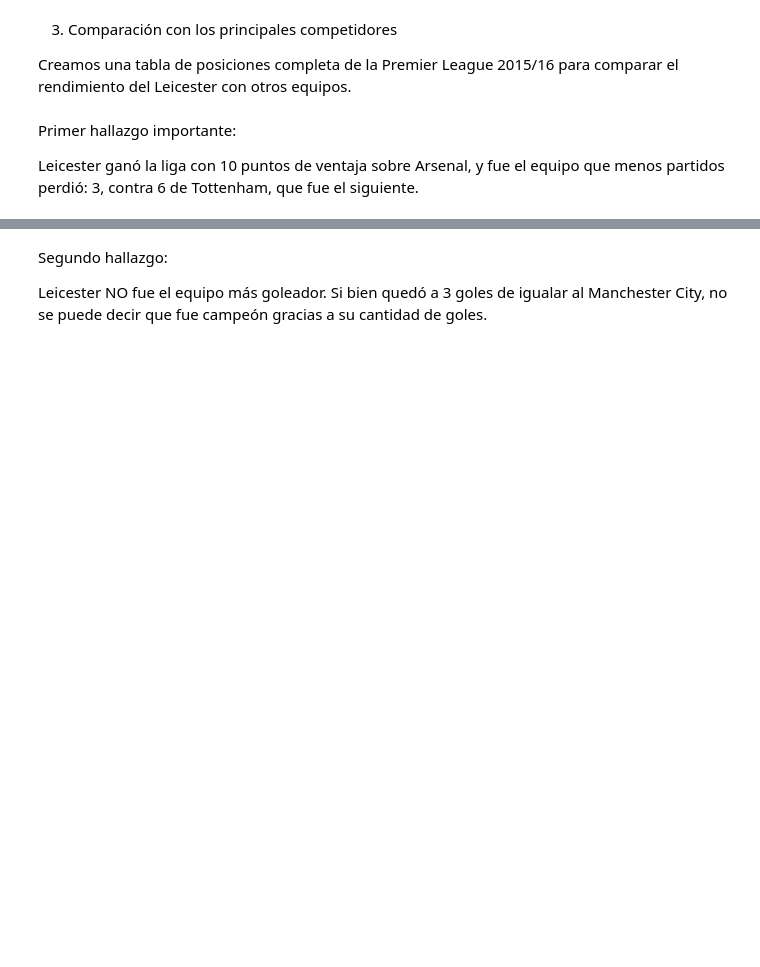
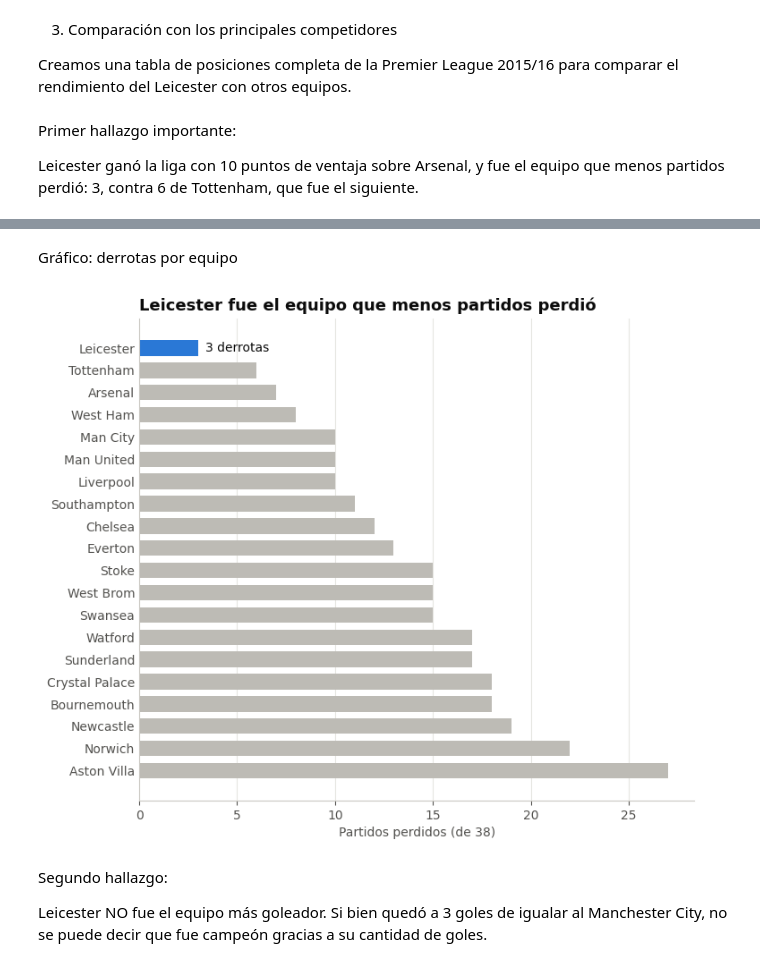
Before and after one commit to FrancoJarc/leicester-city-2015-16, a Jupyter notebook: notebooks/analysis.ipynb, the cells around one changed output, grey strips where cells are left out. Cells and saved outputs as stored; diff of their text form; code cells hidden in the pictures; blank space fills up the shorter version.

Commit message:
feat: agregar visualizaciones y hallazgos de local/visitante y conversión

```diff
--- a/notebooks/analysis.ipynb
+++ b/notebooks/analysis.ipynb
@@ -9,10 +9,14 @@ A partir de estos datos, se buscará identificar qué características hicieron
 # %% [markdown]
 Cargamos el dataset
 # %%
+from pathlib import Path
+
+import matplotlib.pyplot as plt
 import numpy as np
 import pandas as pd
 
 DATA_PATH = "../data/season-1516_csv.csv"
+IMAGES_DIR = Path("../images")
 TEAM = "Leicester"
 
 df = pd.read_csv(DATA_PATH)
@@ -385,6 +417,30 @@ print(table.to_string(index=False))
        18      Newcastle      37     9     10      19         44             65              -21
        19        Norwich      34     9      7      22         39             67              -28
        20    Aston Villa      17     3      8      27         27             76              -49
+# %% [markdown]
+Gráfico: derrotas por equipo
+# %%
+# barh dibuja de abajo hacia arriba: ordenamos de más a menos derrotas para que Leicester quede arriba
+losses = table.sort_values("losses", ascending=False)
+colors = [HIGHLIGHT if team == TEAM else NEUTRAL for team in losses["team"]]
+
+fig, ax = plt.subplots(figsize=(8, 7))
+
+ax.barh(losses["team"], losses["losses"], color=colors, height=0.7)
+
+leicester_losses = table.loc[table["team"] == TEAM, "losses"].iloc[0]
+ax.text(leicester_losses + 0.4, TEAM, f"{leicester_losses} derrotas", va="center", color=TEXT_PRIMARY)
+
+ax.set_title("Leicester fue el equipo que menos partidos perdió")
+ax.set_xlabel("Partidos perdidos (de 38)")
+ax.grid(axis="x")
+ax.set_axisbelow(True)
+ax.tick_params(axis="y", length=0)
+
+fig.savefig(IMAGES_DIR / "derrotas_por_equipo.png")
+plt.show()
+# %% [output]
+[figure, added]
 # %% [markdown]
 Segundo hallazgo:
 
```
Also changed, not shown: parts of 13 cells of this notebook, 4 other files.
